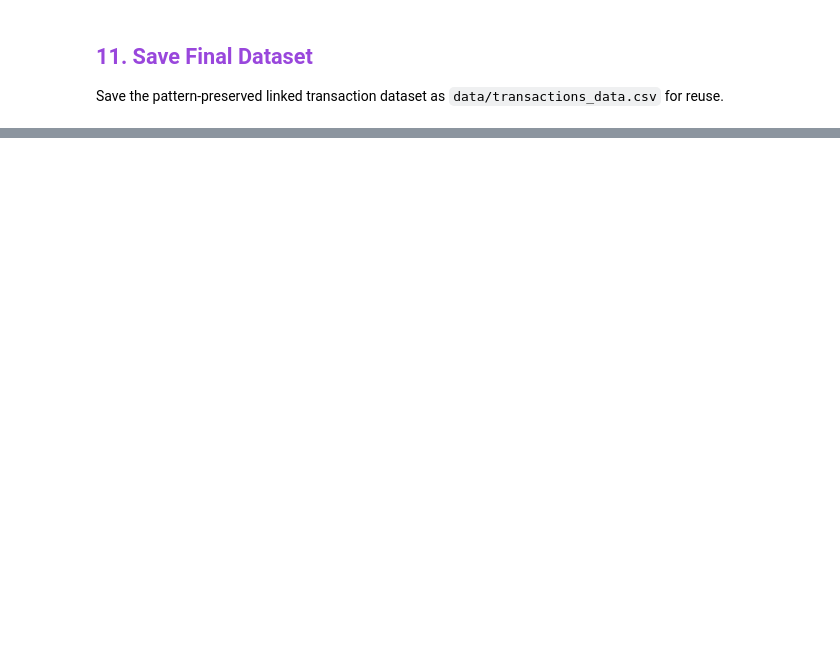
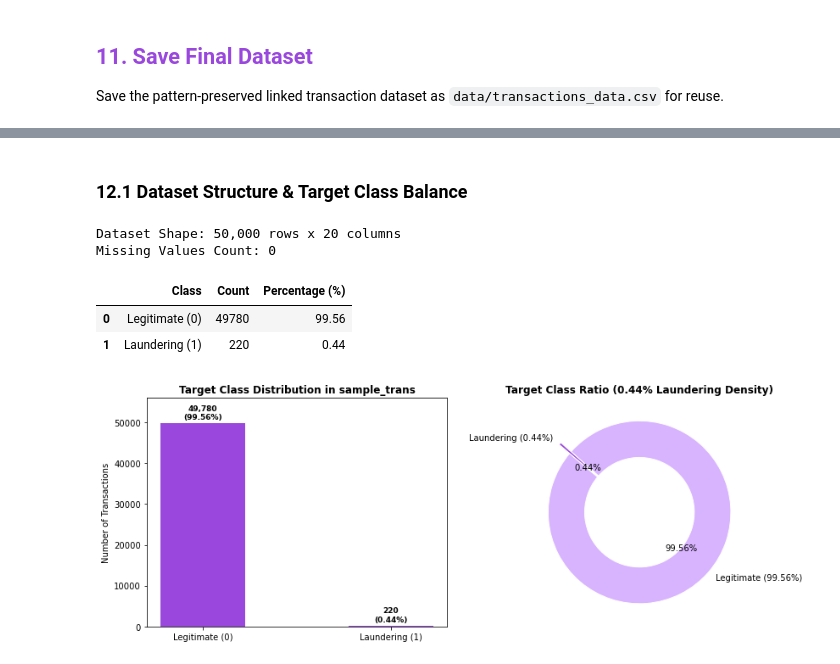
Before and after one commit to jnfpm/Capstone-Project, a Jupyter notebook: EDA.ipynb, the cells around one changed output, grey strips where cells are left out. Saved outputs shown, nothing was run; the diff lists cells and outputs as text; code cells hidden in the pictures; blank space fills up the shorter version.

Commit message:
sample dataset eda

```diff
--- a/EDA.ipynb
+++ b/EDA.ipynb
@@ -1813,7 +1833,7 @@ plt.figure(figsize=(7, 4))
 bars = plt.bar(
     retention_comparison["Sampling Strategy"],
     retention_comparison["Retention Rate Metric"],
-    color=["#c084fc", "#9947dc"],
+    color="#9947dc",
     width=0.45
 )
 plt.title("Pattern Transfer Retention Rate Metric (Target = 1.0)", fontsize=12, fontweight="bold")
@@ -1850,0 +1906,56 @@ Saved 400,000 rows (Pattern Retention Metric = 1.0) to data\transactions_data.cs
+# %% [markdown]
+<a id="121-dataset-structure--target-class-balance"></a>
+### 12.1 Dataset Structure & Target Class Balance
+# %%
+import os
+import numpy as np
+import pandas as pd
+import matplotlib.pyplot as plt
+import seaborn as sns
+from IPython.display import display
+
+# Ensure sample_trans is loaded
+sample_trans_path = os.path.join("data", "sample_trans.csv")
+if os.path.exists(sample_trans_path):
+    sample_trans = pd.read_csv(sample_trans_path)
+    sample_trans["Timestamp"] = pd.to_datetime(sample_trans["Timestamp"])
+
+print(f"Dataset Shape: {sample_trans.shape[0]:,} rows x {sample_trans.shape[1]} columns")
+print(f"Missing Values Count: {sample_trans.isna().sum().sum()}")
+
+# Target Class Balance
+class_counts = sample_trans["Is Laundering"].value_counts().sort_index()
+class_pcts = (class_counts / len(sample_trans) * 100).round(4)
+
+summary_df = pd.DataFrame({
+    "Class": ["Legitimate (0)", "Laundering (1)"],
+    "Count": class_counts.values,
+    "Percentage (%)": class_pcts.values
+})
+display(summary_df)
+
+# Visualization of Class Balance
+fig, axes = plt.subplots(1, 2, figsize=(12, 4.5))
+
+# Bar Plot
+bars = axes[0].bar(["Legitimate (0)", "Laundering (1)"], class_counts.values, color="#9947dc", width=0.45)
+axes[0].set_title("Target Class Distribution in sample_trans", fontsize=12, fontweight="bold")
+axes[0].set_ylabel("Number of Transactions", fontsize=10)
+for bar in bars:
+    yval = bar.get_height()
+    axes[0].text(bar.get_x() + bar.get_width()/2.0, yval + 600, f"{yval:,}\n({yval/len(sample_trans)*100:.2f}%)", ha="center", va="bottom", fontweight="bold", fontsize=9)
+axes[0].set_ylim(0, 56000)
+
+# Donut Chart
+axes[1].pie(class_counts.values, labels=["Legitimate (99.56%)", "Laundering (0.44%)"], colors=["#d8b4fe", "#9947dc"], autopct="%1.2f%%", startangle=140, explode=(0, 0.15), wedgeprops=dict(width=0.4, edgecolor="white"))
+axes[1].set_title("Target Class Ratio (0.44% Laundering Density)", fontsize=12, fontweight="bold")
+
+plt.tight_layout()
+plt.show()
+# %% [output]
+Dataset Shape: 50,000 rows x 20 columns
+Missing Values Count: 0
+|  | Class | Count | Percentage (%) |
+| 0 | Legitimate (0) | 49780 | 99.56 |
+| 1 | Laundering (1) | 220 | 0.44 |
+[figure, added]
```
Also changed, not shown: parts of 59 cells of this notebook, 3 other files.
